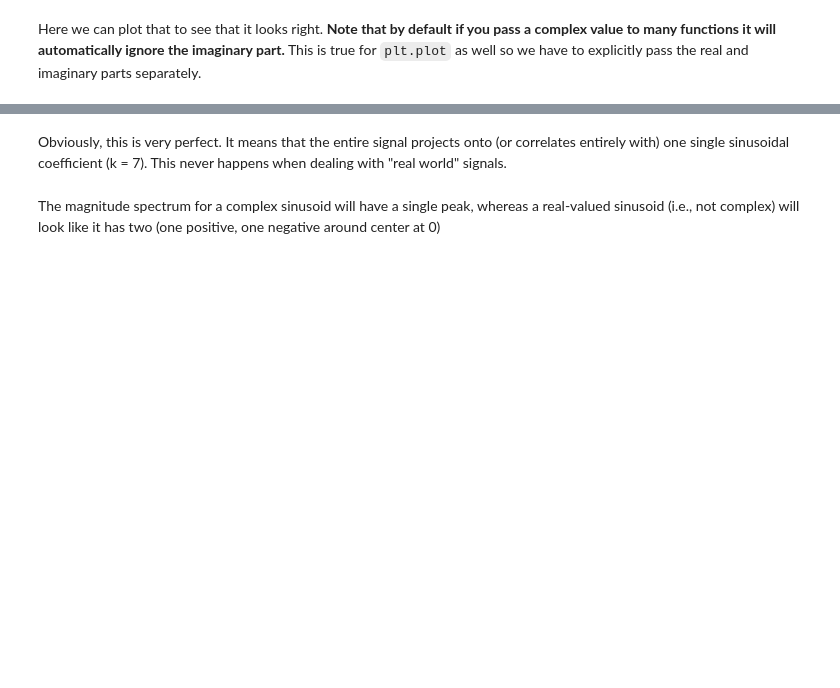
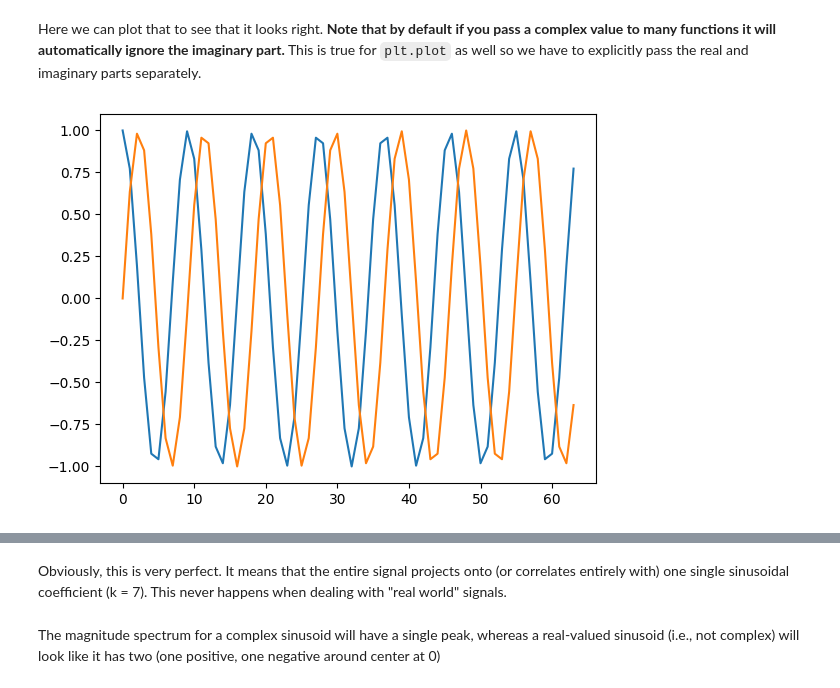
Before and after one commit to adityarpawar1902/AudioTechII, a Jupyter notebook: Lectures-Blank/Lesson10_DFT.ipynb, the cells around one changed output, grey strips where cells are left out. Drawn from its saved outputs; the diff is of its cells as text; code cells hidden in the pictures; blank space fills up the shorter version.

```diff
--- a/Lectures-Blank/Lesson10_DFT.ipynb
+++ b/Lectures-Blank/Lesson10_DFT.ipynb
@@ -245,3 +298,10 @@ Note: k is an index of a frequency bin. It is a frequency normalized over N (i.e
 So, in other words, we essentially extract the energy under each of these frequency "bins", or k periods inside the N samples. Think of the above as four "filters" to measure each possible "sinusoidal ingredient."
 # %% [markdown]
 Let's look at a basic example. We'll generate a complex sinusoid of length 64 and k = 7. So this means we will have seven cycles over the time period of length N (64).
+# %%
+N = 64
+n = np.arange(0,N)
+sig_freq = 7
+k = 7
+sig = np.exp(1j * 2*np.pi * k * n/N)
+sig
@@ -248,5 +326,9 @@ Let's look at a basic example. We'll generate a complex sinusoid of length 64 an
 # %% [markdown]
 Here we can plot that to see that it looks right. **Note that by default if you pass a complex value to many functions it will automatically ignore the imaginary part.** This is true for `plt.plot` as well so we have to explicitly pass the real and imaginary parts separately.
+# %%
+plt.plot(n, np.real(sig), n, np.imag(sig));
+# %% [output]
+[figure, added]
 # %%
 # recall pyplot has a "magnitude_spectrum" plotting function we can use for now - it assumes real-valued input
 # notice that it cannot interpret the values of k (x axis) if we do not pass it a sample size. Using the wrong N will give erroneous output.
```
Also changed, not shown: parts of 9 cells of this notebook.
